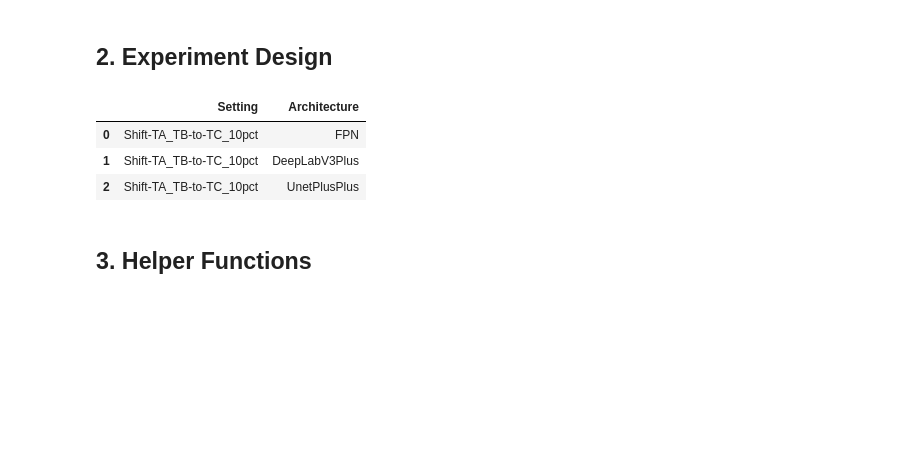
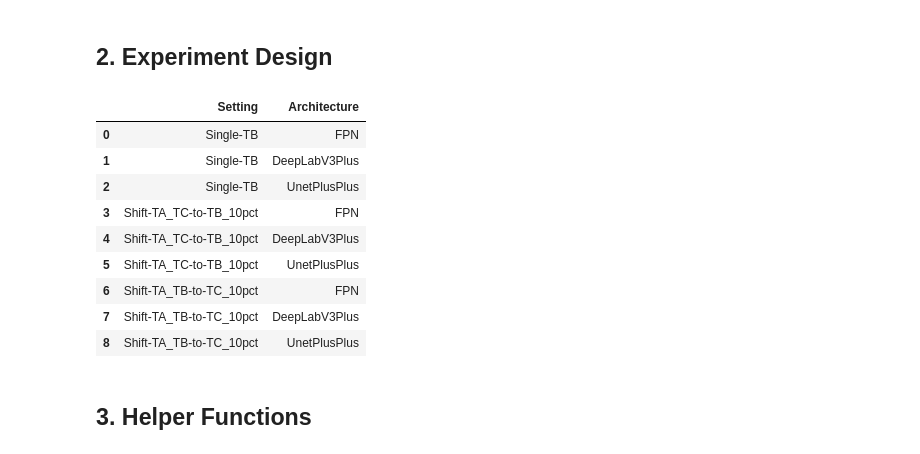
Before and after one commit to Mark2797/TTD_crack_detection, a Jupyter notebook: baseline_models/layer3_architecture_exploration.ipynb, the cells around one changed output. Drawn from its saved outputs; the diff is of its cells as text; code cells hidden in the pictures; blank space fills up the shorter version.

```diff
--- a/baseline_models/layer3_architecture_exploration.ipynb
+++ b/baseline_models/layer3_architecture_exploration.ipynb
@@ -30,35 +30,42 @@ PROJECT_ROOT, SCRIPT_DIR, RESULTS_DIR, VENV_PY
 # %% [markdown]
 ## 2. Experiment Design
 # %%
-BACKBONE = 'resnet34'
+BACKBONE = 'efficientnet-b0' # resnet34 / efficientnet-b0
 ENCODER_WEIGHTS = 'imagenet'
 EPOCHS = 100
 BATCH_SIZE = 16
 IMG_SIZE = 512
 LR = 1e-4
 
 SETTINGS = [
-#     'Single-TB',
-#     'Shift-TA_TC-to-TB_10pct',
+    'Single-TB',
+    'Shift-TA_TC-to-TB_10pct',
     'Shift-TA_TB-to-TC_10pct',
 ]
 
 ARCHES = [
     'FPN',
     'DeepLabV3Plus',
     'UnetPlusPlus',
+#     'Segformer',
 ]
 
 pd.DataFrame([
     {'Setting': setting, 'Architecture': arch}
     for setting in SETTINGS
     for arch in ARCHES
 ])
 # %% [output]
 |  | Setting | Architecture |
-| 0 | Shift-TA_TB-to-TC_10pct | FPN |
-| 1 | Shift-TA_TB-to-TC_10pct | DeepLabV3Plus |
-| 2 | Shift-TA_TB-to-TC_10pct | UnetPlusPlus |
+| 0 | Single-TB | FPN |
+| 1 | Single-TB | DeepLabV3Plus |
+| 2 | Single-TB | UnetPlusPlus |
+| 3 | Shift-TA_TC-to-TB_10pct | FPN |
+| 4 | Shift-TA_TC-to-TB_10pct | DeepLabV3Plus |
+| 5 | Shift-TA_TC-to-TB_10pct | UnetPlusPlus |
+| 6 | Shift-TA_TB-to-TC_10pct | FPN |
+| 7 | Shift-TA_TB-to-TC_10pct | DeepLabV3Plus |
+| 8 | Shift-TA_TB-to-TC_10pct | UnetPlusPlus |
 # %% [markdown]
 ## 3. Helper Functions
 # %%
```
Also changed, not shown: parts of 6 cells of this notebook, 22 other files.
